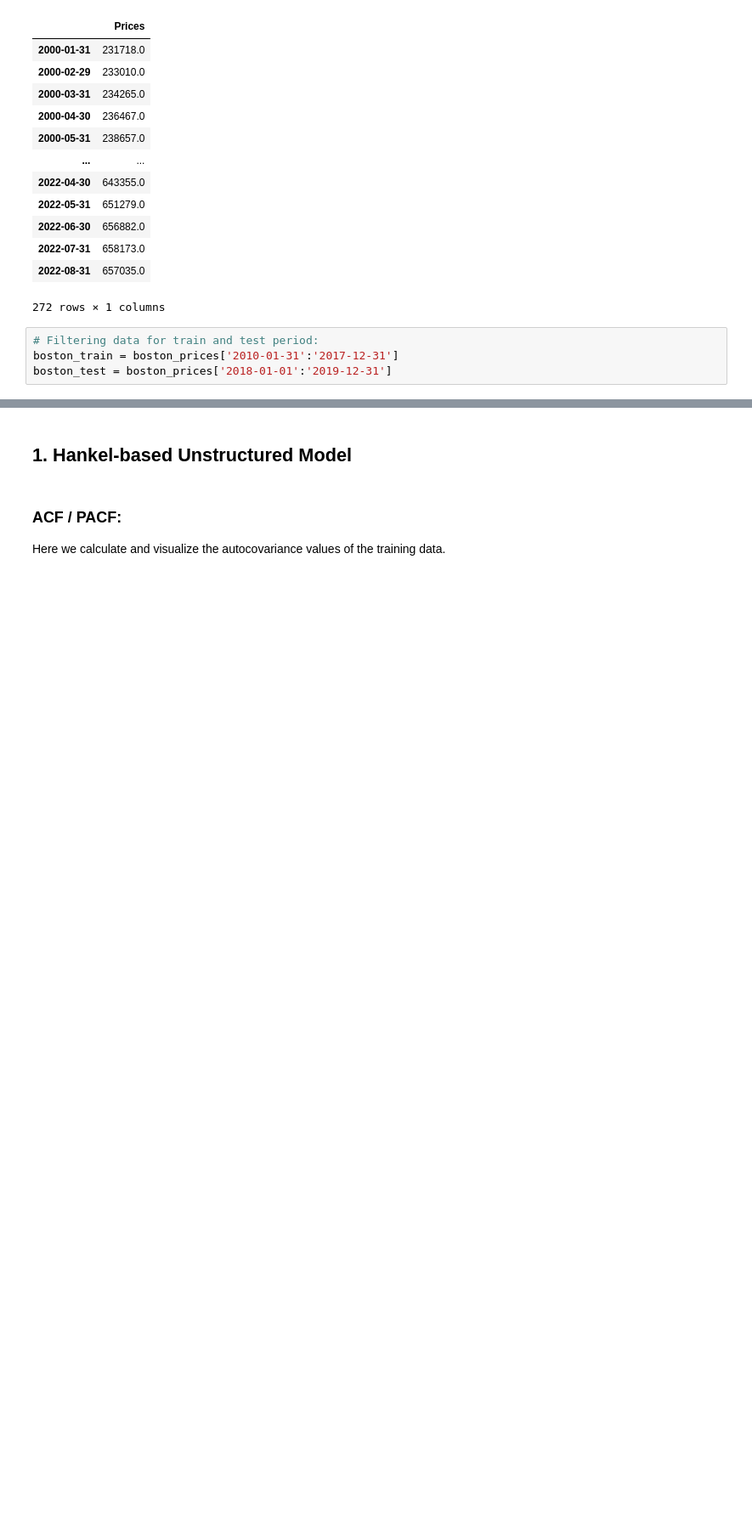
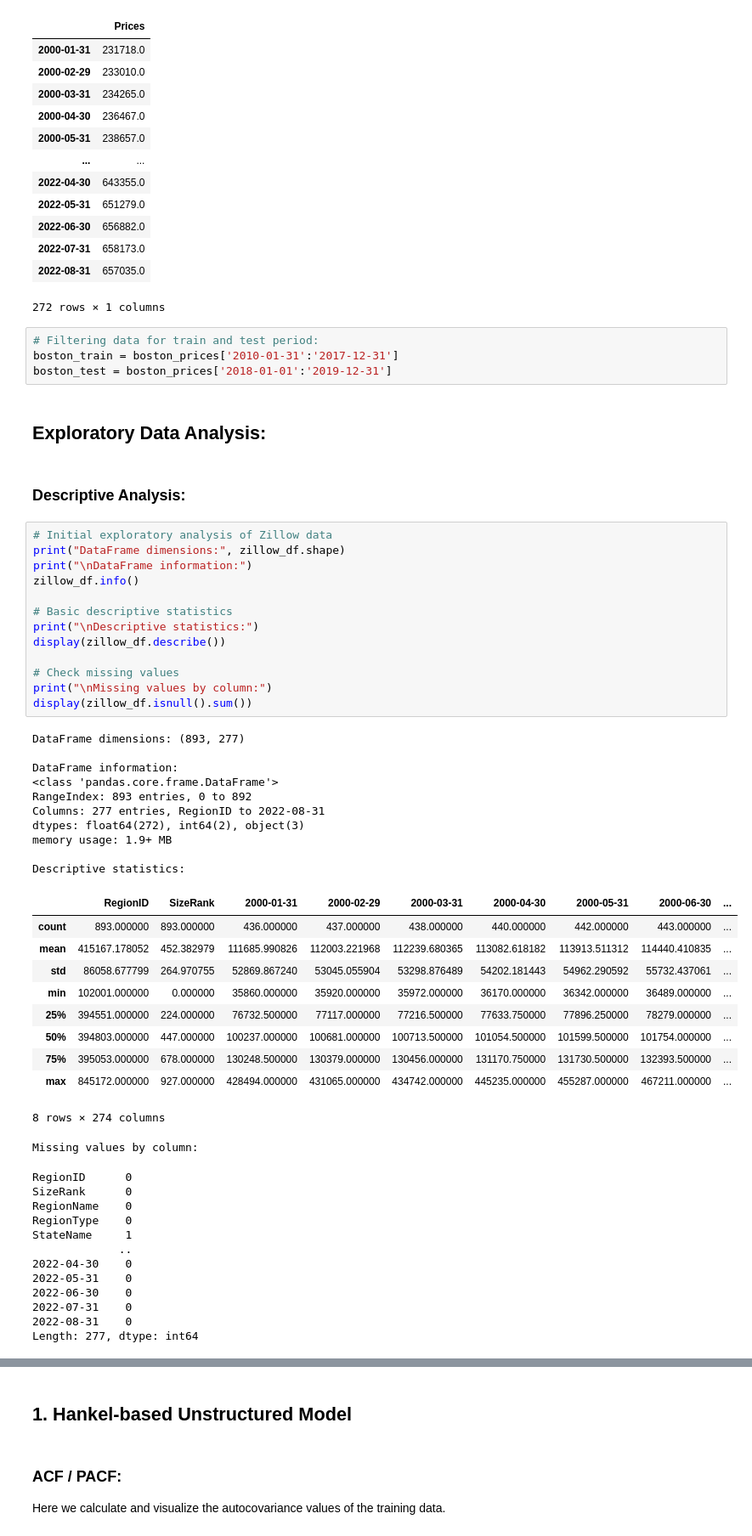
Before and after one commit to luishcr0998/housing_price_analysis, a Jupyter notebook: housing_prices_analysis.ipynb, the cells around one changed output, grey strips where cells are left out. Shown at 85% size. Saved outputs shown, nothing was run; the diff lists cells and outputs as text; blank space fills up the shorter version.

```diff
--- a/housing_prices_analysis.ipynb
+++ b/housing_prices_analysis.ipynb
@@ -69,3 +69,54 @@ boston_prices
 # Filtering data for train and test period:
 boston_train = boston_prices['2010-01-31':'2017-12-31']
 boston_test = boston_prices['2018-01-01':'2019-12-31']
+# %% [markdown]
+## **Exploratory Data Analysis:**
+# %% [markdown]
+### **Descriptive Analysis:**
+# %%
+# Initial exploratory analysis of Zillow data
+print("DataFrame dimensions:", zillow_df.shape)
+print("\nDataFrame information:")
+zillow_df.info()
+
+# Basic descriptive statistics
+print("\nDescriptive statistics:")
+display(zillow_df.describe())
+
+# Check missing values
+print("\nMissing values by column:")
+display(zillow_df.isnull().sum())
+# %% [output]
+DataFrame dimensions: (893, 277)
+
+DataFrame information:
+<class 'pandas.core.frame.DataFrame'>
+RangeIndex: 893 entries, 0 to 892
+Columns: 277 entries, RegionID to 2022-08-31
+dtypes: float64(272), int64(2), object(3)
+memory usage: 1.9+ MB
+
+Descriptive statistics:
+|  | RegionID | SizeRank | 2000-01-31 | 2000-02-29 | 2000-03-31 | 2000-04-30 | 2000-05-31 | 2000-06-30 | ... |
+| count | 893.000000 | 893.000000 | 436.000000 | 437.000000 | 438.000000 | 440.000000 | 442.000000 | 443.000000 | ... |
+| mean | 415167.178052 | 452.382979 | 111685.990826 | 112003.221968 | 112239.680365 | 113082.618182 | 113913.511312 | 114440.410835 | ... |
+| std | 86058.677799 | 264.970755 | 52869.867240 | 53045.055904 | 53298.876489 | 54202.181443 | 54962.290592 | 55732.437061 | ... |
+| min | 102001.000000 | 0.000000 | 35860.000000 | 35920.000000 | 35972.000000 | 36170.000000 | 36342.000000 | 36489.000000 | ... |
+| 25% | 394551.000000 | 224.000000 | 76732.500000 | 77117.000000 | 77216.500000 | 77633.750000 | 77896.250000 | 78279.000000 | ... |
+| 50% | 394803.000000 | 447.000000 | 100237.000000 | 100681.000000 | 100713.500000 | 101054.500000 | 101599.500000 | 101754.000000 | ... |
+| 75% | 395053.000000 | 678.000000 | 130248.500000 | 130379.000000 | 130456.000000 | 131170.750000 | 131730.500000 | 132393.500000 | ... |
+| max | 845172.000000 | 927.000000 | 428494.000000 | 431065.000000 | 434742.000000 | 445235.000000 | 455287.000000 | 467211.000000 | ... |
+8 rows × 274 columns
+Missing values by column:
+RegionID      0
+SizeRank      0
+RegionName    0
+RegionType    0
+StateName     1
+             ..
+2022-04-30    0
+2022-05-31    0
+2022-06-30    0
+2022-07-31    0
+2022-08-31    0
+Length: 277, dtype: int64
```
Also changed, not shown: parts of 8 cells of this notebook, 5 other files.
